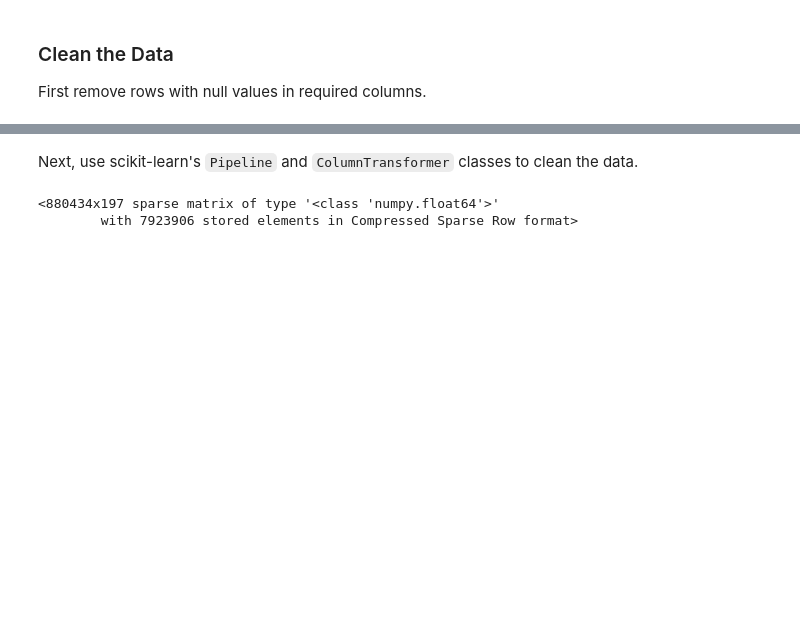
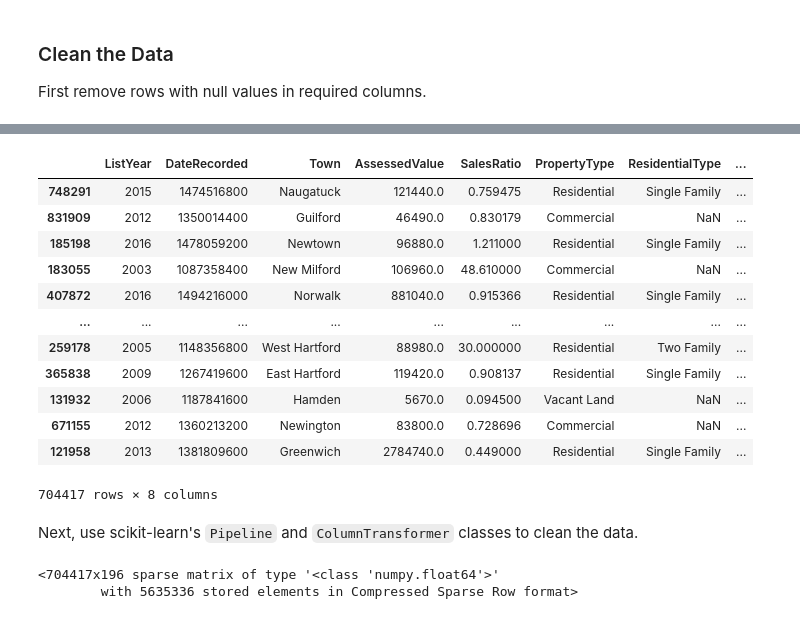
Before and after one commit to AJarombek/machine-learning-programs, a Jupyter notebook: programs/ct-housing/ct-housing.ipynb, the cells around one changed output, grey strips where cells are left out. Saved outputs shown, nothing was run; the diff lists cells and outputs as text; code cells hidden in the pictures; blank space fills up the shorter version.

```diff
--- a/programs/ct-housing/ct-housing.ipynb
+++ b/programs/ct-housing/ct-housing.ipynb
@@ -233,3 +255,20 @@ memory usage: 67.2+ MB
+# %%
+housing_data = ct_housing_full_data.drop('SaleAmount', axis=1)
+housing_data
+# %% [output]
+|  | ListYear | DateRecorded | Town | AssessedValue | SalesRatio | PropertyType | ResidentialType | ... |
+| 748291 | 2015 | 1474516800 | Naugatuck | 121440.0 | 0.759475 | Residential | Single Family | ... |
+| 831909 | 2012 | 1350014400 | Guilford | 46490.0 | 0.830179 | Commercial | NaN | ... |
+| 185198 | 2016 | 1478059200 | Newtown | 96880.0 | 1.211000 | Residential | Single Family | ... |
+| 183055 | 2003 | 1087358400 | New Milford | 106960.0 | 48.610000 | Commercial | NaN | ... |
+| 407872 | 2016 | 1494216000 | Norwalk | 881040.0 | 0.915366 | Residential | Single Family | ... |
+| ... | ... | ... | ... | ... | ... | ... | ... | ... |
+| 259178 | 2005 | 1148356800 | West Hartford | 88980.0 | 30.000000 | Residential | Two Family | ... |
+| 365838 | 2009 | 1267419600 | East Hartford | 119420.0 | 0.908137 | Residential | Single Family | ... |
+| 131932 | 2006 | 1187841600 | Hamden | 5670.0 | 0.094500 | Vacant Land | NaN | ... |
+| 671155 | 2012 | 1360213200 | Newington | 83800.0 | 0.728696 | Commercial | NaN | ... |
+| 121958 | 2013 | 1381809600 | Greenwich | 2784740.0 | 0.449000 | Residential | Single Family | ... |
+704417 rows × 8 columns
 # %% [markdown]
 Next, use scikit-learn's `Pipeline` and `ColumnTransformer` classes to clean the data.
 # %%
@@ -253,11 +292,11 @@ full_pipeline = ColumnTransformer([
     ('cat', cat_pipeline, ['Town', 'PropertyType', 'ResidentialType'])
 ])
 # %%
-ct_housing_prepared = full_pipeline.fit_transform(ct_housing_full_data)
+ct_housing_prepared = full_pipeline.fit_transform(housing_data)
 ct_housing_prepared
 # %% [output]
-<880434x197 sparse matrix of type '<class 'numpy.float64'>'
-        with 7923906 stored elements in Compressed Sparse Row format>
+<704417x196 sparse matrix of type '<class 'numpy.float64'>'
+        with 5635336 stored elements in Compressed Sparse Row format>
 # %%
 ct_housing_prepared.toarray()
 # %% [output]
```
Also changed, not shown: parts of 9 cells of this notebook, 1 other file.
